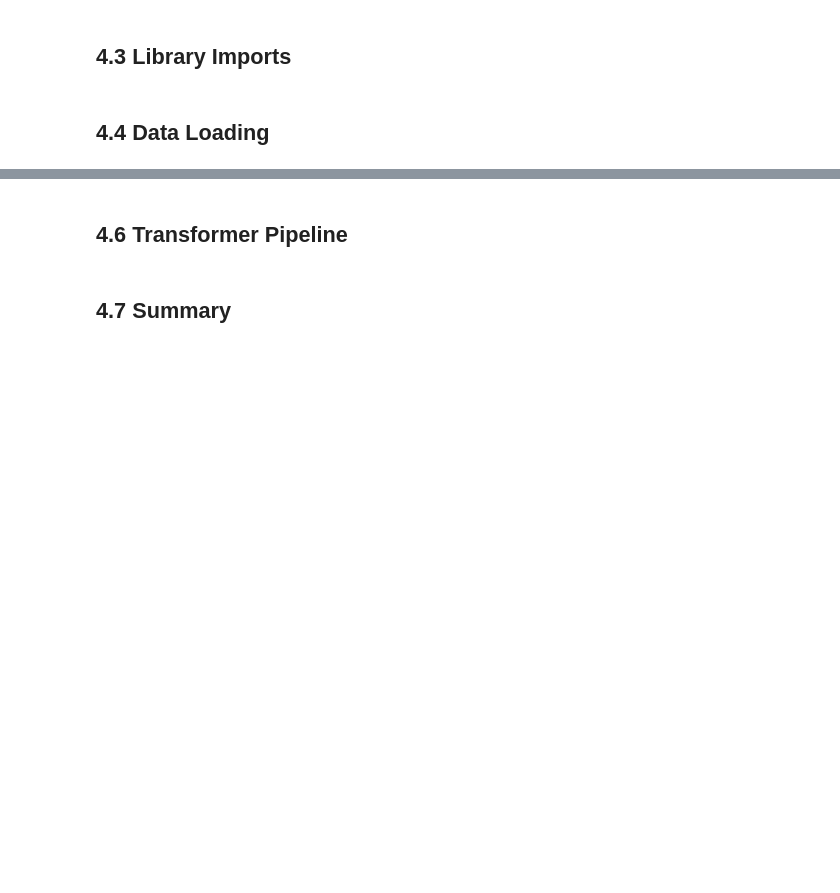
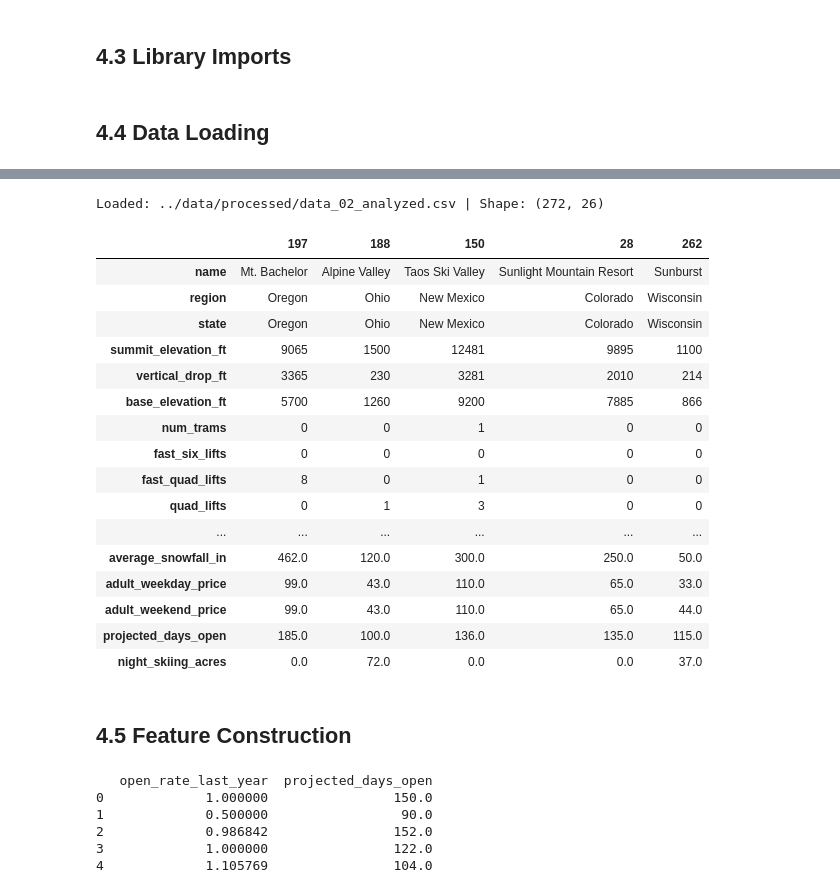
Before and after one commit to dallenwill/ski_pricing_strategy, a Jupyter notebook: notebooks/project_04_feature_engineering.ipynb, the cells around one changed output, grey strips where cells are left out. Saved outputs shown, nothing was run; the diff lists cells and outputs as text; code cells hidden in the pictures; blank space fills up the shorter version.

```diff
--- a/notebooks/project_04_feature_engineering.ipynb
+++ b/notebooks/project_04_feature_engineering.ipynb
@@ -159,2 +62,0 @@ print("Dropped (high corr):", dropped_corr)
-# %% [markdown]
-## 4.6 Transformer Pipeline<a id='4.6_Transformer_Pipeline'></a>
@@ -179,2 +62,0 @@ print("Categorical columns ->", len(cat_cols))
-# %% [markdown]
-## 4.7 Summary<a id='4.7_Summary'></a>
@@ -192,0 +63,43 @@ print(f"✅ Preprocess pipeline saved -> {pipeline_path}")
+# %%
+INPUT_PATH = "../data/processed/data_02_analyzed.csv"
+df = pd.read_csv(INPUT_PATH)
+print("Loaded:", INPUT_PATH, "| Shape:", df.shape)
+df.sample(5).T
+# %% [output]
+Loaded: ../data/processed/data_02_analyzed.csv | Shape: (272, 26)
+|  | 197 | 188 | 150 | 28 | 262 |
+| name | Mt. Bachelor | Alpine Valley | Taos Ski Valley | Sunlight Mountain Resort | Sunburst |
+| region | Oregon | Ohio | New Mexico | Colorado | Wisconsin |
+| state | Oregon | Ohio | New Mexico | Colorado | Wisconsin |
+| summit_elevation_ft | 9065 | 1500 | 12481 | 9895 | 1100 |
+| vertical_drop_ft | 3365 | 230 | 3281 | 2010 | 214 |
+| base_elevation_ft | 5700 | 1260 | 9200 | 7885 | 866 |
+| num_trams | 0 | 0 | 1 | 0 | 0 |
+| fast_six_lifts | 0 | 0 | 0 | 0 | 0 |
+| fast_quad_lifts | 8 | 0 | 1 | 0 | 0 |
+| quad_lifts | 0 | 1 | 3 | 0 | 0 |
+| ... | ... | ... | ... | ... | ... |
+| average_snowfall_in | 462.0 | 120.0 | 300.0 | 250.0 | 50.0 |
+| adult_weekday_price | 99.0 | 43.0 | 110.0 | 65.0 | 33.0 |
+| adult_weekend_price | 99.0 | 43.0 | 110.0 | 65.0 | 44.0 |
+| projected_days_open | 185.0 | 100.0 | 136.0 | 135.0 | 115.0 |
+| night_skiing_acres | 0.0 | 72.0 | 0.0 | 0.0 | 37.0 |
+# %% [markdown]
+## 4.5 Feature Construction<a id='4.5_Feature_Construction'></a>
+# %%
+# create feature 'open_rate_last_year' = 'days_open_last_year' / 'projected_days_open'
+
+# compute feature
+df['open_rate_last_year'] = (df['days_open_last_year'] / df['projected_days_open']).astype(float)
+
+# drop source column 'days_open_last_year' (keep projected_days_open)
+df = df.drop(columns=['days_open_last_year'])
+
+print(df[['open_rate_last_year', 'projected_days_open']].head())
+# %% [output]
+   open_rate_last_year  projected_days_open
+0             1.000000                150.0
+1             0.500000                 90.0
+2             0.986842                152.0
+3             1.000000                122.0
+4             1.105769                104.0
```
Also changed, not shown: parts of 42 cells of this notebook, 10 other files.
